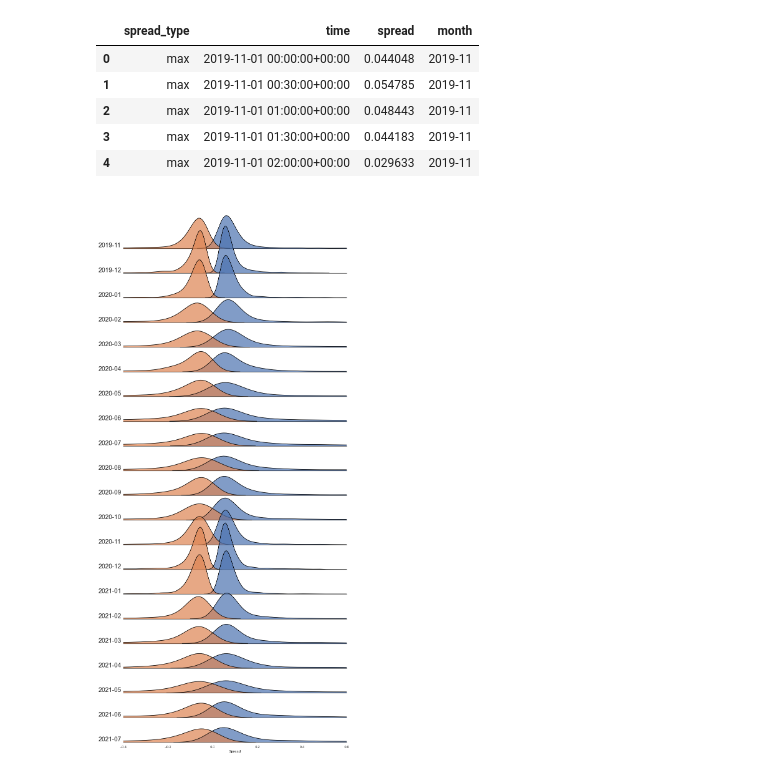
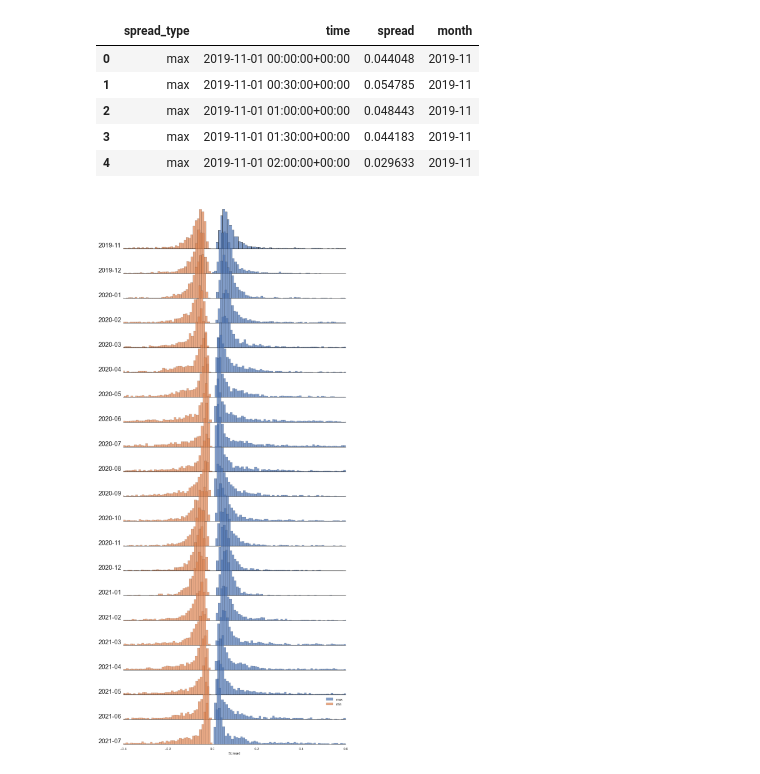
Before and after one commit to AyrtonB/WPD-Hackathon, a Jupyter notebook: nbs/03b-eda.ipynb, the cells around one changed output. Drawn from its saved outputs; the diff is of its cells as text; code cells hidden in the pictures.

Commit message:
added in a visualisation func for result comparison

```diff
--- a/nbs/03b-eda.ipynb
+++ b/nbs/03b-eda.ipynb
@@ -94,30 +94,30 @@ df_spread.head()
 | 3 | max | 2019-11-01 01:30:00+00:00 | 0.044183 | 2019-11 |
 | 4 | max | 2019-11-01 02:00:00+00:00 | 0.029633 | 2019-11 |
 # %%
-sns.set_theme(style='white', rc={'axes.facecolor': (0, 0, 0, 0)})
+sns.set_theme(style='white', rc={'axes.facecolor': (0, 0, 0, 0)}) # probably better to use a theme context
 
 g = sns.FacetGrid(df_spread, row='month', hue='spread_type', aspect=9, height=1.2)
 
-g.map_dataframe(sns.kdeplot, x='spread', fill=True, alpha=0.7)
-g.map_dataframe(sns.kdeplot, x='spread', color='black', label=None)
+g.map_dataframe(sns.histplot, x='spread', fill=True, alpha=0.7, binwidth=0.01, edgecolor='k')
 
 g.fig.subplots_adjust(hspace=-.5)
 plt.gca().set_xlim(-0.4, 0.6)
 g.set_titles('', row_template='{row_name}')
 g.set(yticks=[])
 g.despine(left=True)
 
 ax = plt.gca()
 ax.set_xlim(-0.4, 0.6)
 ax.set_xlabel('Spread')
+ax.legend(frameon=False)
 
 [
     ax.set_ylabel(month, loc='bottom', rotation=0, fontsize=20, labelpad=80)
     for month, ax in
     zip(sorted(df_spread['month'].unique()), g.fig.get_axes())
 ];
 # %% [output]
-[figure, old version]
+[figure, new version]
 # %%
 # ^ Start by fitting a weibull dist to some of these
 # %%
```
Also changed, not shown: 10 other files.
